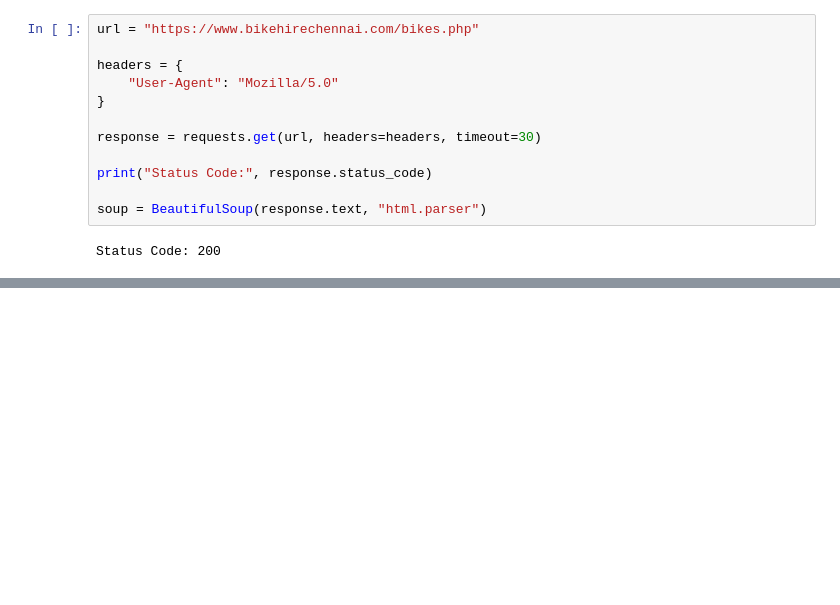
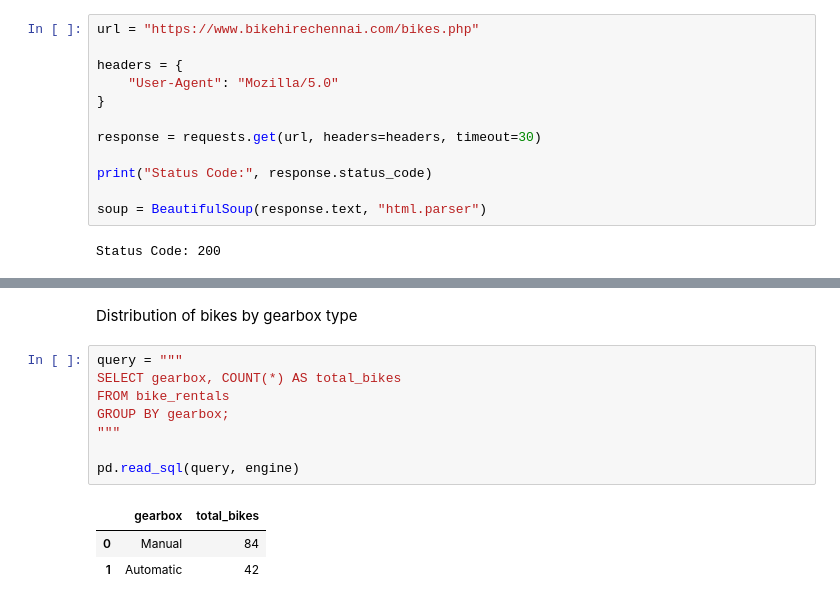
Before and after one commit to tejamuni326/250200340_Teja_Sec1_Week13, a Jupyter notebook: 2502003340_Teja_Sec1_Week13.ipynb, the cells around one changed output, grey strips where cells are left out. Cells and saved outputs as stored; diff of their text form; blank space fills up the shorter version.

```diff
--- a/2502003340_Teja_Sec1_Week13.ipynb
+++ b/2502003340_Teja_Sec1_Week13.ipynb
@@ -61,0 +149,14 @@ Dataset saved successfully!
+# %% [markdown]
+Distribution of bikes by gearbox type
+# %%
+query = """
+SELECT gearbox, COUNT(*) AS total_bikes
+FROM bike_rentals
+GROUP BY gearbox;
+"""
+
+pd.read_sql(query, engine)
+# %% [output]
+|  | gearbox | total_bikes |
+| 0 | Manual | 84 |
+| 1 | Automatic | 42 |
```
Also changed, not shown: parts of 13 cells of this notebook.
